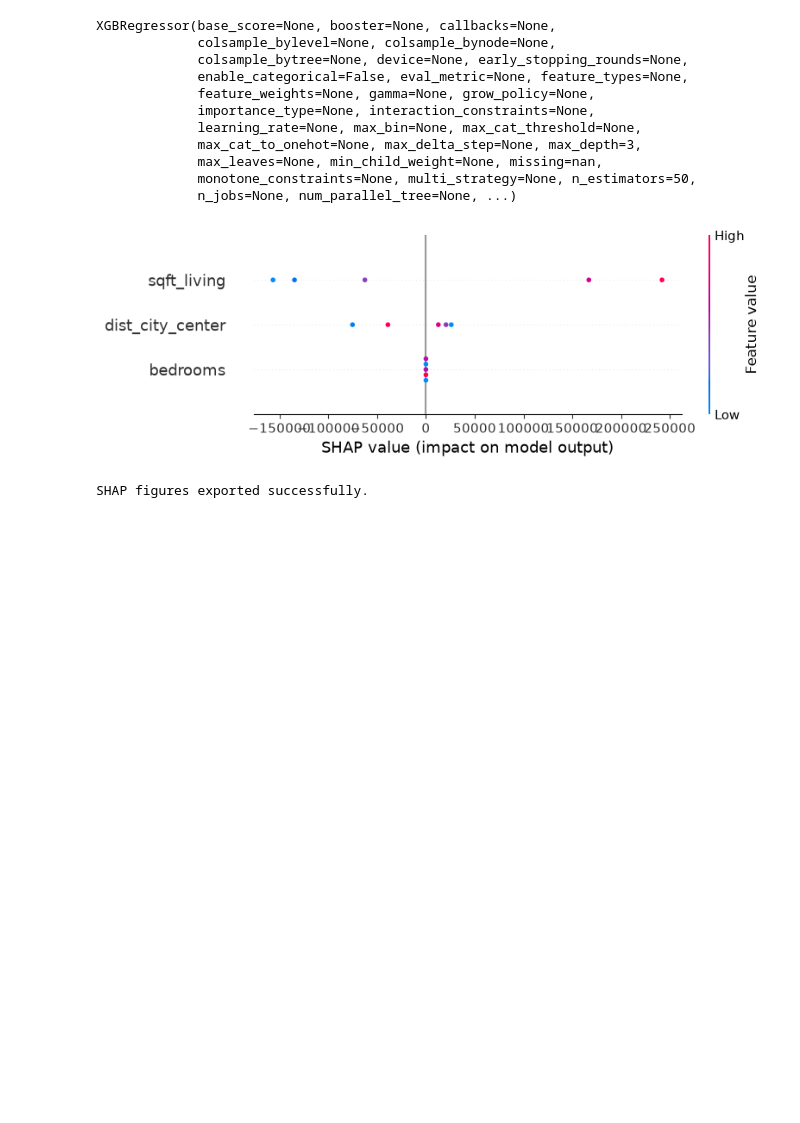
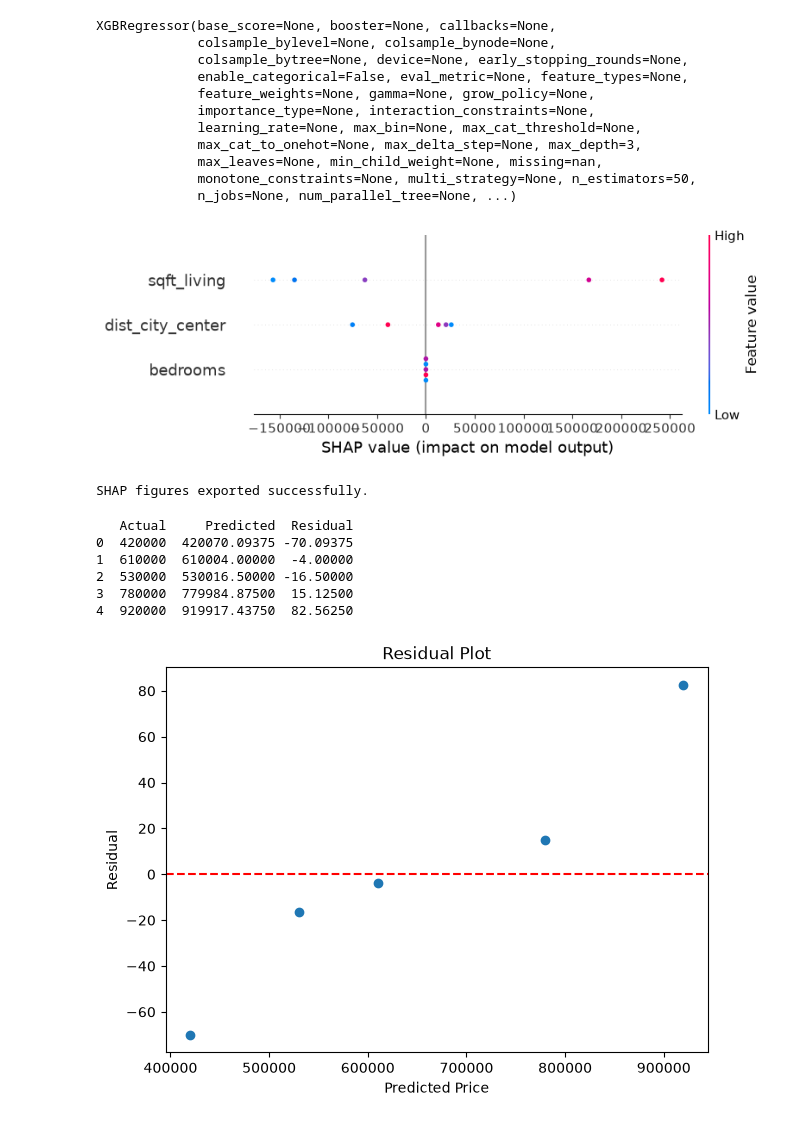
Before and after one commit to Hariharan0-h/GeoValNet, a Jupyter notebook: notebooks/03_shap_residuals.ipynb, the cells around one changed output. Saved outputs shown, nothing was run; the diff lists cells and outputs as text; code cells hidden in the pictures; blank space fills up the shorter version.

```diff
--- a/notebooks/03_shap_residuals.ipynb
+++ b/notebooks/03_shap_residuals.ipynb
@@ -63,3 +63,43 @@ plt.close()
 print("SHAP figures exported successfully.")
 # %% [output]
 SHAP figures exported successfully.
+# %%
+import matplotlib.pyplot as plt
+import pandas as pd
+
+# Predictions
+predictions = model.predict(X)
+
+# Residuals
+residuals = y - predictions
+
+# Create DataFrame
+results = pd.DataFrame({
+    "Actual": y,
+    "Predicted": predictions,
+    "Residual": residuals
+})
+
+print(results)
+# %% [output]
+   Actual     Predicted  Residual
+0  420000  420070.09375 -70.09375
+1  610000  610004.00000  -4.00000
+2  530000  530016.50000 -16.50000
+3  780000  779984.87500  15.12500
+4  920000  919917.43750  82.56250
+# %%
+plt.figure(figsize=(7,5))
+
+plt.scatter(predictions, residuals)
+
+plt.axhline(0, color="red", linestyle="--")
+
+plt.xlabel("Predicted Price")
+plt.ylabel("Residual")
+
+plt.title("Residual Plot")
+
+plt.show()
+# %% [output]
+[figure, added]
```
Also changed, not shown: parts of 1 cell of this notebook.
